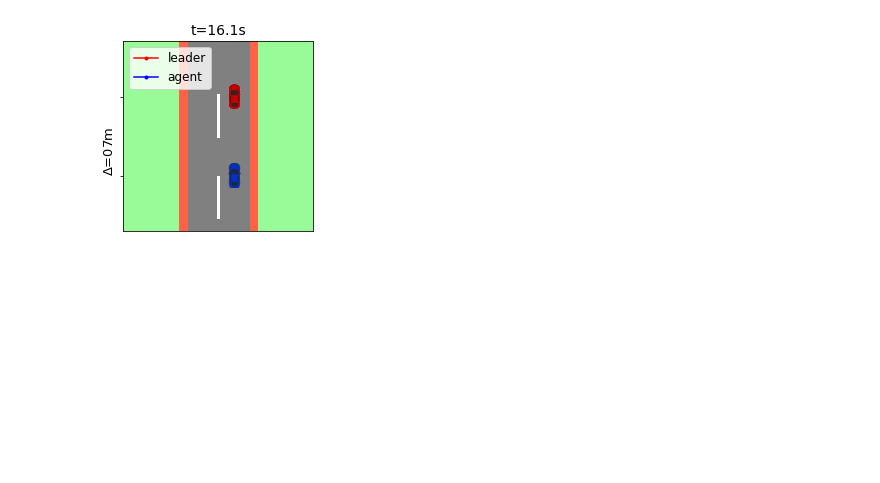
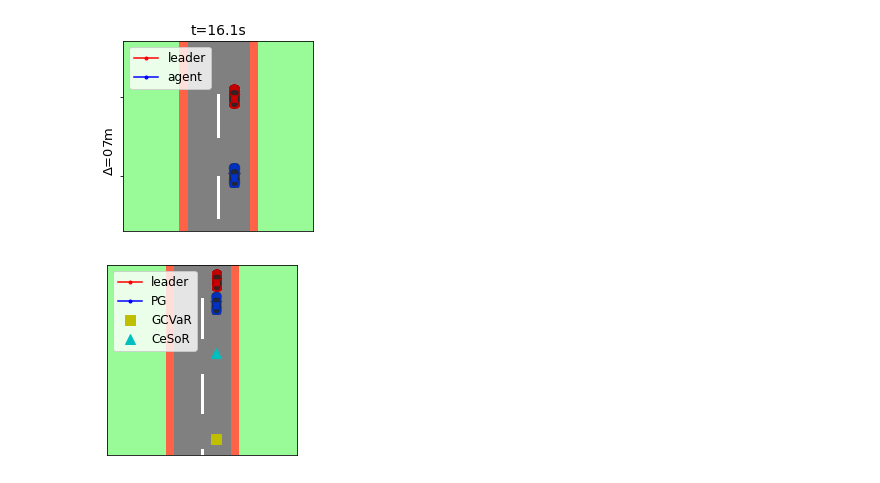
Before and after one commit to ido90/CeSoR, a Jupyter notebook: Examples/DrivingGame/DrivingExample.ipynb, the cells around one changed output. Cells and saved outputs as stored; diff of their text form; code cells hidden in the pictures; blank space fills up the shorter version.

```diff
--- a/DrivingExample.ipynb
+++ b/Examples/DrivingGame/DrivingExample.ipynb
@@ -168,7 +169,7 @@ d[(d.group=='test')&(d.score<-700)]
 28 rows × 24 columns
 # %%
 episode = 347
-frame = 161
+frame = 162
 # %%
 axs = E.analyze_episode(episode)
 axs[0].legend(fontsize=13, loc='lower right')
@@ -187,3 +188,15 @@ for agent in E.agents_names:
 [figure]
 [figure]
 [figure]
+# %%
+points = {}
+for agent in ('GCVaR', 'CeSoR'):
+    E.run_episode((agent, 'test', episode), agent)
+    points[agent] = list(E.env.agent_states[frame][:2])
+points['GCVaR'].append('ys')
+points['CeSoR'].append('c^')
+E.run_episode(('PG', 'test', episode), 'PG')
+E.env.show_frame(frame, lab='PG', show_info=False, extra_cars=points)
+plt.savefig(f'outputs/{title}_ep{episode:d}_frm{frame:d}.png', bbox_inches='tight')
+# %% [output]
+[figure, added]
```
Also changed, not shown: parts of 3 cells of this notebook, 17 other files.
